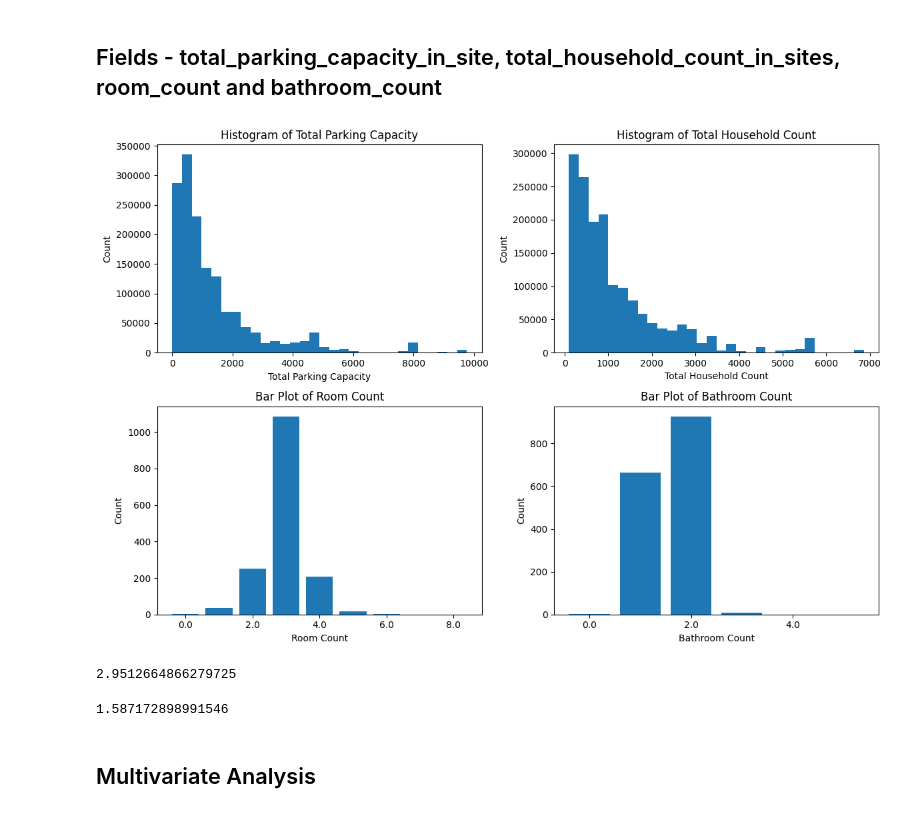
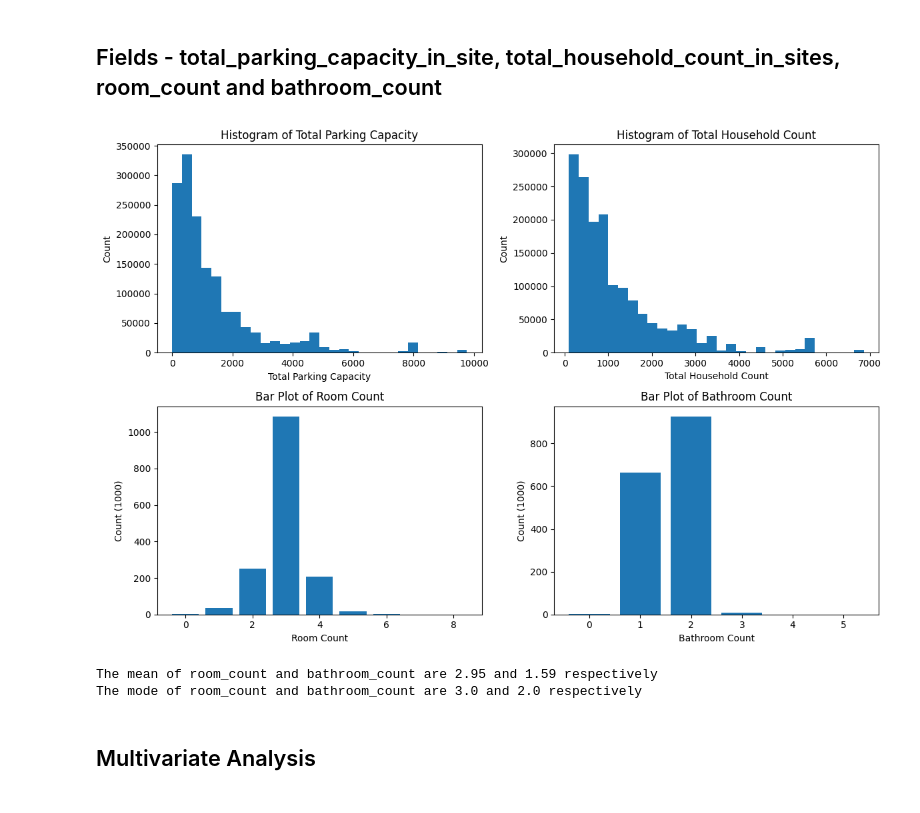
Before and after one commit to tklsimon/housing-price-prediction, a Jupyter notebook: STAT8017 Project.ipynb, the cells around one changed output. Drawn from its saved outputs; the diff is of its cells as text; code cells hidden in the pictures.

Commit message:
Update EDA for train set

```diff
--- a/STAT8017 Project.ipynb
+++ b/STAT8017 Project.ipynb
@@ -258,47 +258,43 @@ The mean of transaction count per month is  10399.08.
 # Create a figure and add the axes for subgraphs
 fig, axes = plt.subplots(nrows=2, ncols=2, figsize=(12, 8))
 
 # Histogram of Total Parking Capacity
 axes[0,0].hist(price_train_df["total_parking_capacity_in_site"], bins=30)
 axes[0,0].set(title='Histogram of Total Parking Capacity')
 axes[0,0].set_xlabel('Total Parking Capacity')
 axes[0,0].set_ylabel('Count')
 
 # Histogram of Total Household Count
 axes[0,1].hist(price_train_df["total_household_count_in_sites"], bins=30)
 axes[0,1].set(title='Histogram of Total Household Count')
 axes[0,1].set_xlabel('Total Household Count')
 axes[0,1].set_ylabel('Count')
 
 # # Bar plot of Room Count
 val_count = price_train_df["room_count"].dropna().value_counts() / 1000
 val_count = val_count.sort_index()
 axes[1,0].bar(val_count.index, val_count.values)
 axes[1,0].set(title='Bar Plot of Room Count')
-axes[1,0].set_xlabel('Room Count (1000)')
-axes[1,0].set_ylabel('Count')
-axes[1,0].set(xticks=range(len(val_count.index))[::2],  xticklabels=val_count.index[::2])
+axes[1,0].set_xlabel('Room Count')
+axes[1,0].set_ylabel('Count (1000)')
 
 # # Bar plot of Bathroom Count
 val_count = price_train_df["bathroom_count"].dropna().value_counts() / 1000
 val_count = val_count.sort_index()
 axes[1,1].bar(val_count.index, val_count.values)
 axes[1,1].set(title='Bar Plot of Bathroom Count')
-axes[1,1].set_xlabel('Bathroom Count (1000)')
-axes[1,1].set_ylabel('Count')
-axes[1,1].set(xticks=range(len(val_count.index))[::2],  xticklabels=val_count.index[::2])
+axes[1,1].set_xlabel('Bathroom Count')
+axes[1,1].set_ylabel('Count (1000)')
 
 plt.tight_layout()
 plt.show()
 # %% [output]
-[figure, old version]
+[figure, new version]
 # %%
-price_train_df["room_count"].mean()
+print(f"The mean of room_count and bathroom_count are {price_train_df['room_count'].mean():.2f} and {price_train_df['bathroom_count'].mean():.2f} respectively")
+print(f"The mode of room_count and bathroom_count are {price_train_df['room_count'].mode()[0]} and {price_train_df['bathroom_count'].mode()[0]} respectively")
 # %% [output]
-2.9512664866279725
+The mean of room_count and bathroom_count are 2.95 and 1.59 respectively
+The mode of room_count and bathroom_count are 3.0 and 2.0 respectively
-# %%
-price_train_df["bathroom_count"].mean()
-# %% [output]
-1.587172898991546
 # %% [markdown]
 ## Multivariate Analysis
```
Also changed, not shown: parts of 8 cells of this notebook.
